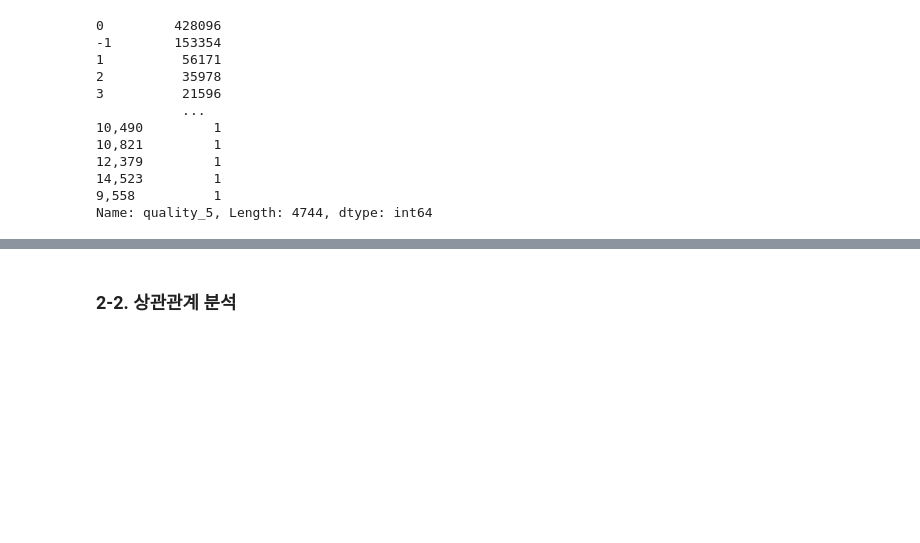
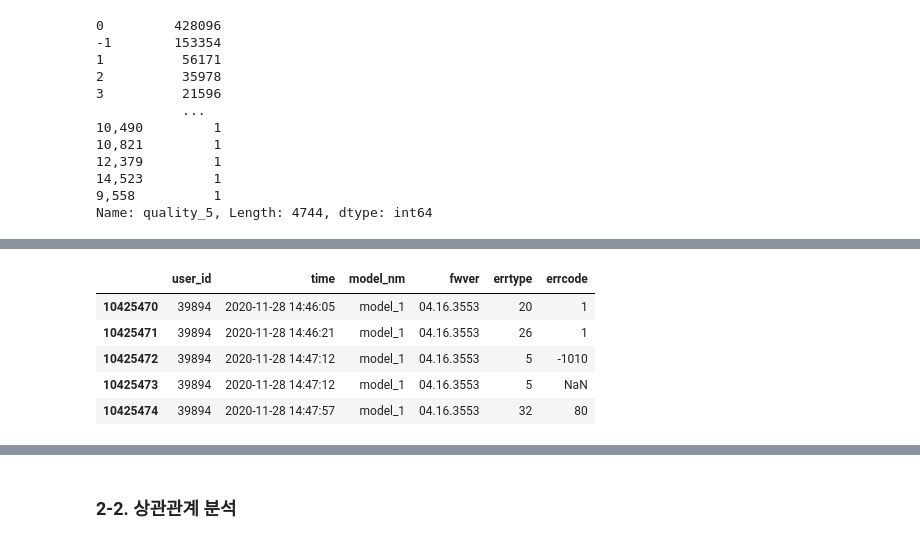
Before and after one commit to LEEHM97/machine-learning-exercises, a Jupyter notebook: 10.DAYCON대회_사용자불편예지/시스템 품질 변화로 인한 사용자 불편 예지.ipynb, the cells around one changed output, grey strips where cells are left out. Cells and saved outputs as stored; diff of their text form; code cells hidden in the pictures; blank space fills up the shorter version.

```diff
--- a/10.DAYCON대회_사용자불편예지/시스템 품질 변화로 인한 사용자 불편 예지.ipynb
+++ b/10.DAYCON대회_사용자불편예지/시스템 품질 변화로 인한 사용자 불편 예지.ipynb
@@ -301,0 +374,10 @@ Name: quality_5, Length: 4744, dtype: int64
+# %%
+# -1010으로 채우기
+test_err.iloc[10425470:10425475]
+# %% [output]
+|  | user_id | time | model_nm | fwver | errtype | errcode |
+| 10425470 | 39894 | 2020-11-28 14:46:05 | model_1 | 04.16.3553 | 20 | 1 |
+| 10425471 | 39894 | 2020-11-28 14:46:21 | model_1 | 04.16.3553 | 26 | 1 |
+| 10425472 | 39894 | 2020-11-28 14:47:12 | model_1 | 04.16.3553 | 5 | -1010 |
+| 10425473 | 39894 | 2020-11-28 14:47:12 | model_1 | 04.16.3553 | 5 | NaN |
+| 10425474 | 39894 | 2020-11-28 14:47:57 | model_1 | 04.16.3553 | 32 | 80 |
```
Also changed, not shown: parts of 15 cells of this notebook.
